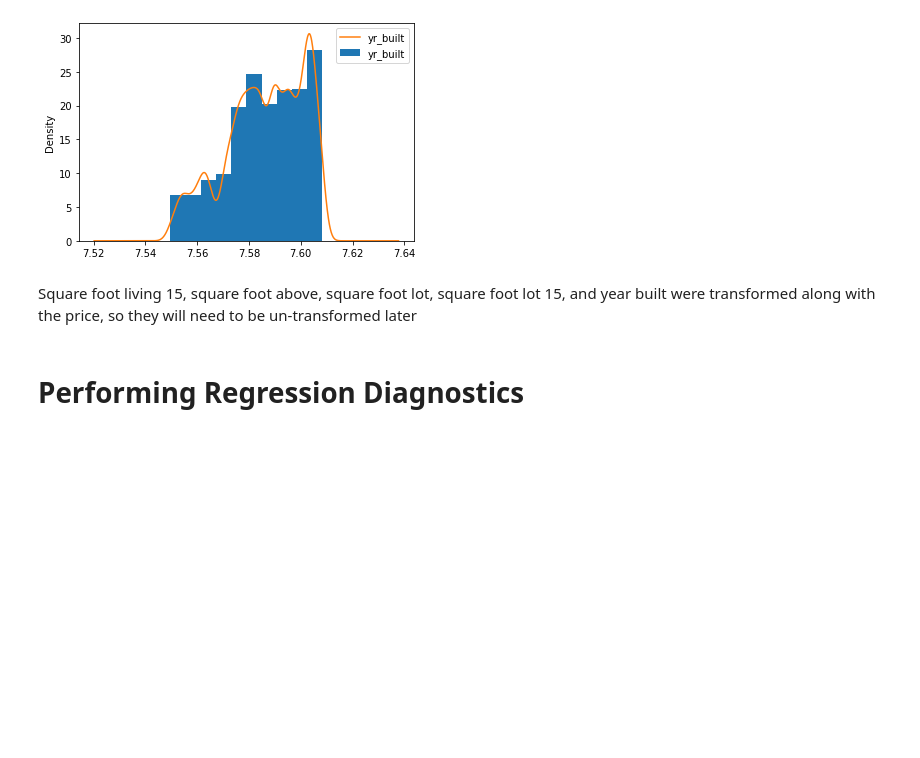
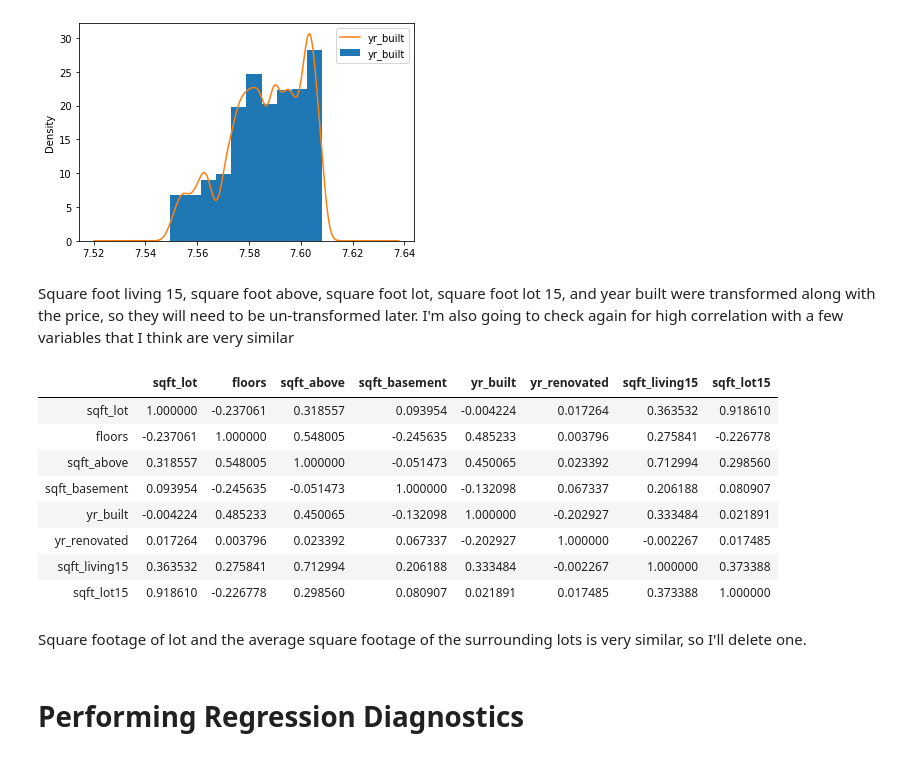
Before and after one commit to aradaha/dsc-mod-2-project-v2-1-onl01-dtsc-ft-030220, a Jupyter notebook: student.ipynb, the cells around one changed output. Cells and saved outputs as stored; diff of their text form; code cells hidden in the pictures; blank space fills up the shorter version.

```diff
--- a/student.ipynb
+++ b/student.ipynb
@@ -453,4 +453,22 @@ plt.show()
 # %% [output]
 [figure]
 # %% [markdown]
-Square foot living 15, square foot above, square foot lot, square foot lot 15, and year built were transformed along with the price, so they will need to be un-transformed later
+Square foot living 15, square foot above, square foot lot, square foot lot 15, and year built were transformed along with the price, so they will need to be un-transformed later. I'm also going to check again for high correlation with a few variables that I think are very similar
+# %%
+df2 = df.copy()
+df2 = df2[['sqft_lot','floors','sqft_above','sqft_basement',
+          'yr_built','yr_renovated','sqft_living15','sqft_lot15']]
+# %%
+df2.corr()
+# %% [output]
+|  | sqft_lot | floors | sqft_above | sqft_basement | yr_built | yr_renovated | sqft_living15 | sqft_lot15 |
+| sqft_lot | 1.000000 | -0.237061 | 0.318557 | 0.093954 | -0.004224 | 0.017264 | 0.363532 | 0.918610 |
+| floors | -0.237061 | 1.000000 | 0.548005 | -0.245635 | 0.485233 | 0.003796 | 0.275841 | -0.226778 |
+| sqft_above | 0.318557 | 0.548005 | 1.000000 | -0.051473 | 0.450065 | 0.023392 | 0.712994 | 0.298560 |
+| sqft_basement | 0.093954 | -0.245635 | -0.051473 | 1.000000 | -0.132098 | 0.067337 | 0.206188 | 0.080907 |
+| yr_built | -0.004224 | 0.485233 | 0.450065 | -0.132098 | 1.000000 | -0.202927 | 0.333484 | 0.021891 |
+| yr_renovated | 0.017264 | 0.003796 | 0.023392 | 0.067337 | -0.202927 | 1.000000 | -0.002267 | 0.017485 |
+| sqft_living15 | 0.363532 | 0.275841 | 0.712994 | 0.206188 | 0.333484 | -0.002267 | 1.000000 | 0.373388 |
+| sqft_lot15 | 0.918610 | -0.226778 | 0.298560 | 0.080907 | 0.021891 | 0.017485 | 0.373388 | 1.000000 |
+# %% [markdown]
+Square footage of lot and the average square footage of the surrounding lots is very similar, so I'll delete one.
```
Also changed, not shown: parts of 21 cells of this notebook.
